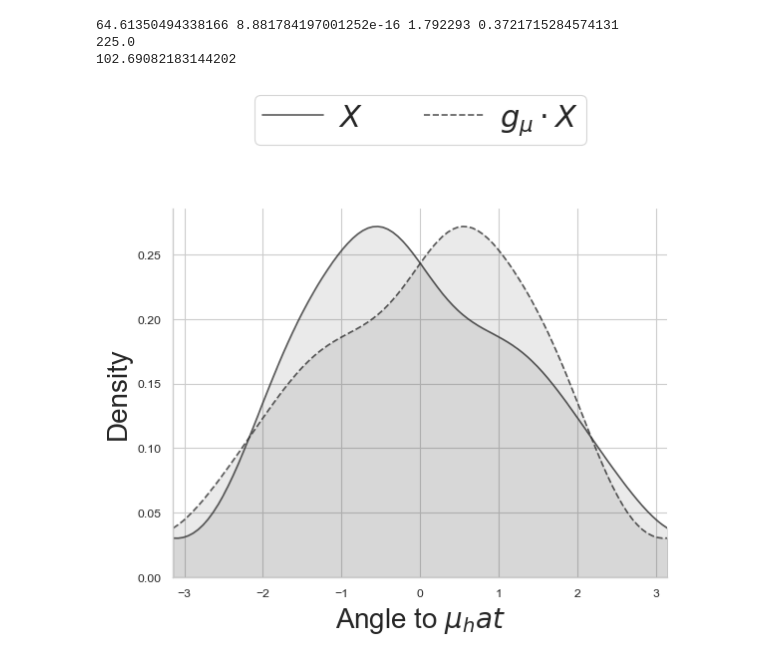
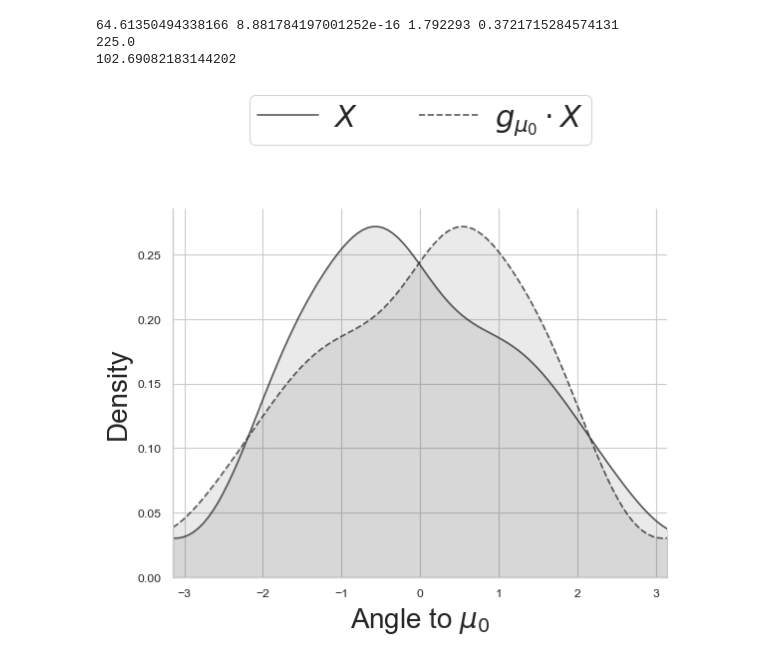
Before and after one commit to matthieubulte/meantesting, a Jupyter notebook: wind.ipynb, the cells around one changed output. Drawn from its saved outputs; the diff is of its cells as text; code cells hidden in the pictures.

```diff
--- a/wind.ipynb
+++ b/wind.ipynb
@@ -320,32 +327,35 @@ angles_mirrored = jnp.arctan2(jnp.cross(x_mirrored, mu_0), jnp.dot(x_mirrored, m
 
 x1, y1 = circular_kde(angles_original)
 x2, y2 = circular_kde(angles_mirrored)
 
+# plt.figure(figsize=(6, 6))
 plt.plot(x1, y1, color="#333333", linestyle="-", label=r"$X$", alpha=0.8)
 plt.fill_between(x1, y1, color="#333333", alpha=0.1)
-plt.plot(x2, y2, color="#333333", linestyle="--", label=r"$g_\mu \cdot X$", alpha=0.8)
+plt.plot(
+    x2, y2, color="#333333", linestyle="--", label=r"$g_{\mu_0} \cdot X$", alpha=0.8
+)
 plt.fill_between(x2, y2, color="#333333", alpha=0.1)
 
 plt.xlim(-np.pi, np.pi)
 plt.ylim(0)
 plt.xlabel(r"Angle to $\mu_0$")
 plt.ylabel("Density")
 plt.gca().spines["top"].set_visible(False)
 plt.gca().spines["right"].set_visible(False)
 plt.legend(
     loc="upper center",
     bbox_to_anchor=(0.5, 1.35),
     ncol=2,
     handlelength=2.0,
     handletextpad=0.5,
     prop={"size": 22},
     borderpad=0.25,
 )
 
 plt.savefig(
     "./plots/wind_sym.pdf",
     bbox_inches="tight",
     transparent=True,
 )
 # %% [output]
-[figure, old version]
+[figure, new version]
```
Also changed, not shown: parts of 5 cells of this notebook, 6 other files.
